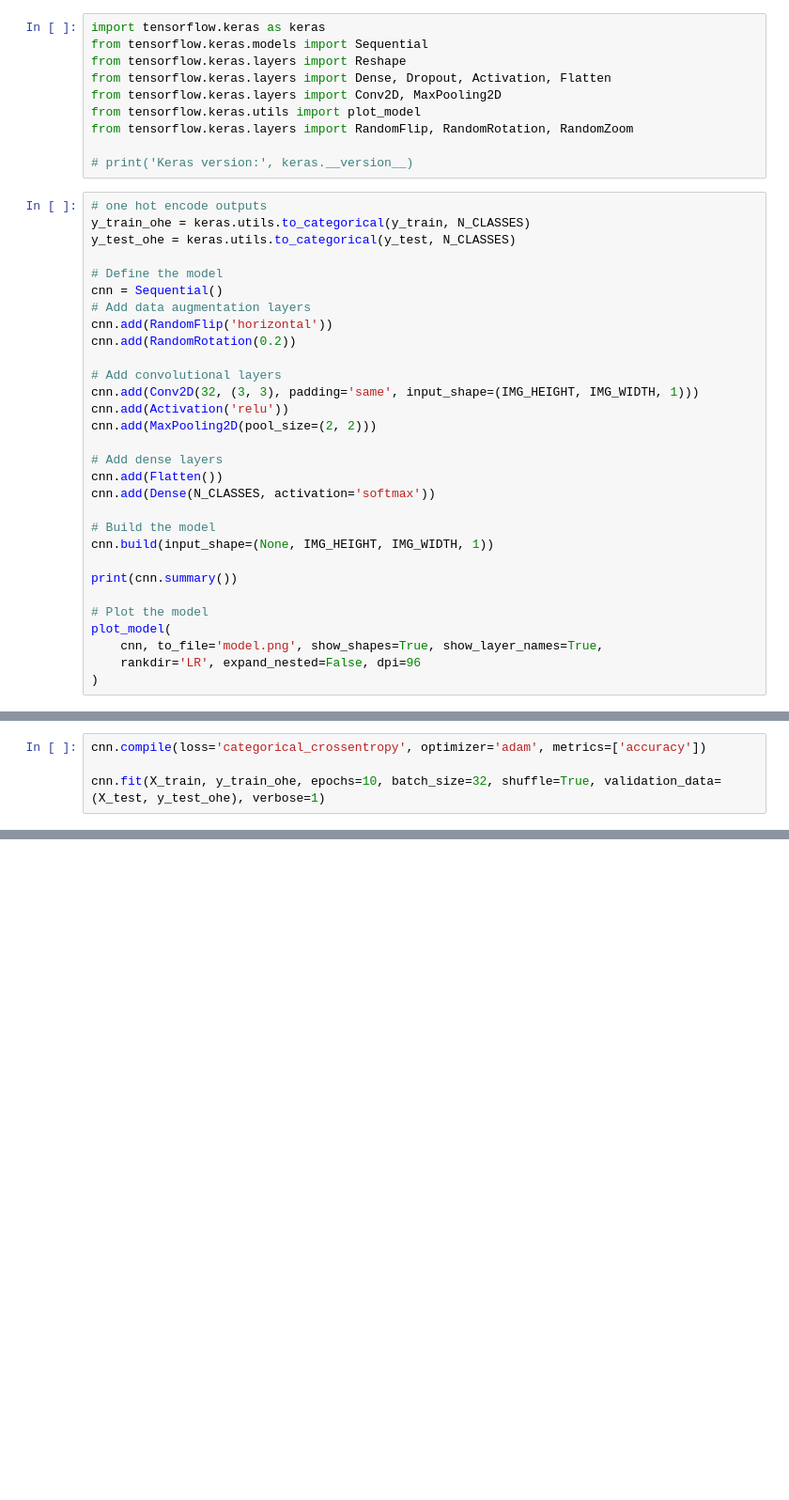
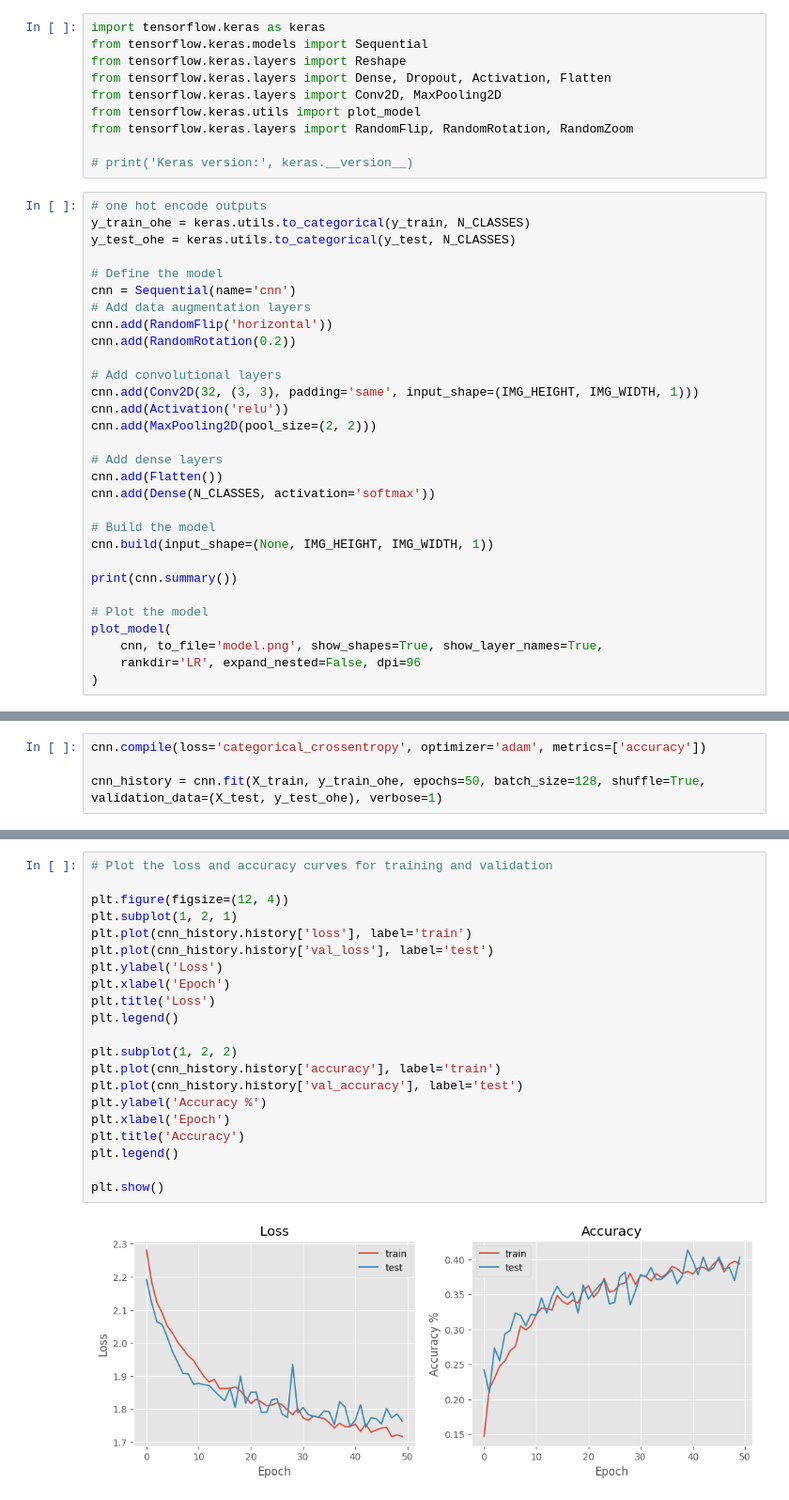
Before and after one commit to wyattsaltzman/ML-F23-Lab6, a Jupyter notebook: lab6.ipynb, the cells around one changed output, grey strips where cells are left out. Shown: that part at 94% size. Cells and saved outputs as stored; diff of their text form; blank space fills up the shorter version.

Commit message:
added some graphs

```diff
--- a/lab6.ipynb
+++ b/lab6.ipynb
@@ -121,7 +121,7 @@ y_train_ohe = keras.utils.to_categorical(y_train, N_CLASSES)
 y_test_ohe = keras.utils.to_categorical(y_test, N_CLASSES)
 
 # Define the model
-cnn = Sequential()
+cnn = Sequential(name='cnn')
 # Add data augmentation layers
 cnn.add(RandomFlip('horizontal'))
 cnn.add(RandomRotation(0.2))
@@ -167,4 +167,4 @@ None
 # %%
 cnn.compile(loss='categorical_crossentropy', optimizer='adam', metrics=['accuracy'])
 
-cnn.fit(X_train, y_train_ohe, epochs=10, batch_size=32, shuffle=True, validation_data=(X_test, y_test_ohe), verbose=1)
+cnn_history = cnn.fit(X_train, y_train_ohe, epochs=50, batch_size=128, shuffle=True, validation_data=(X_test, y_test_ohe), verbose=1)
@@ -170,0 +205,23 @@ cnn.fit(X_train, y_train_ohe, epochs=10, batch_size=32, shuffle=True, validation
+# %%
+# Plot the loss and accuracy curves for training and validation
+
+plt.figure(figsize=(12, 4))
+plt.subplot(1, 2, 1)
+plt.plot(cnn_history.history['loss'], label='train')
+plt.plot(cnn_history.history['val_loss'], label='test')
+plt.ylabel('Loss')
+plt.xlabel('Epoch')
+plt.title('Loss')
+plt.legend()
+
+plt.subplot(1, 2, 2)
+plt.plot(cnn_history.history['accuracy'], label='train')
+plt.plot(cnn_history.history['val_accuracy'], label='test')
+plt.ylabel('Accuracy %')
+plt.xlabel('Epoch')
+plt.title('Accuracy')
+plt.legend()
+
+plt.show()
+# %% [output]
+[figure, added]
```
Also changed, not shown: parts of 8 cells of this notebook, 1 other file.
